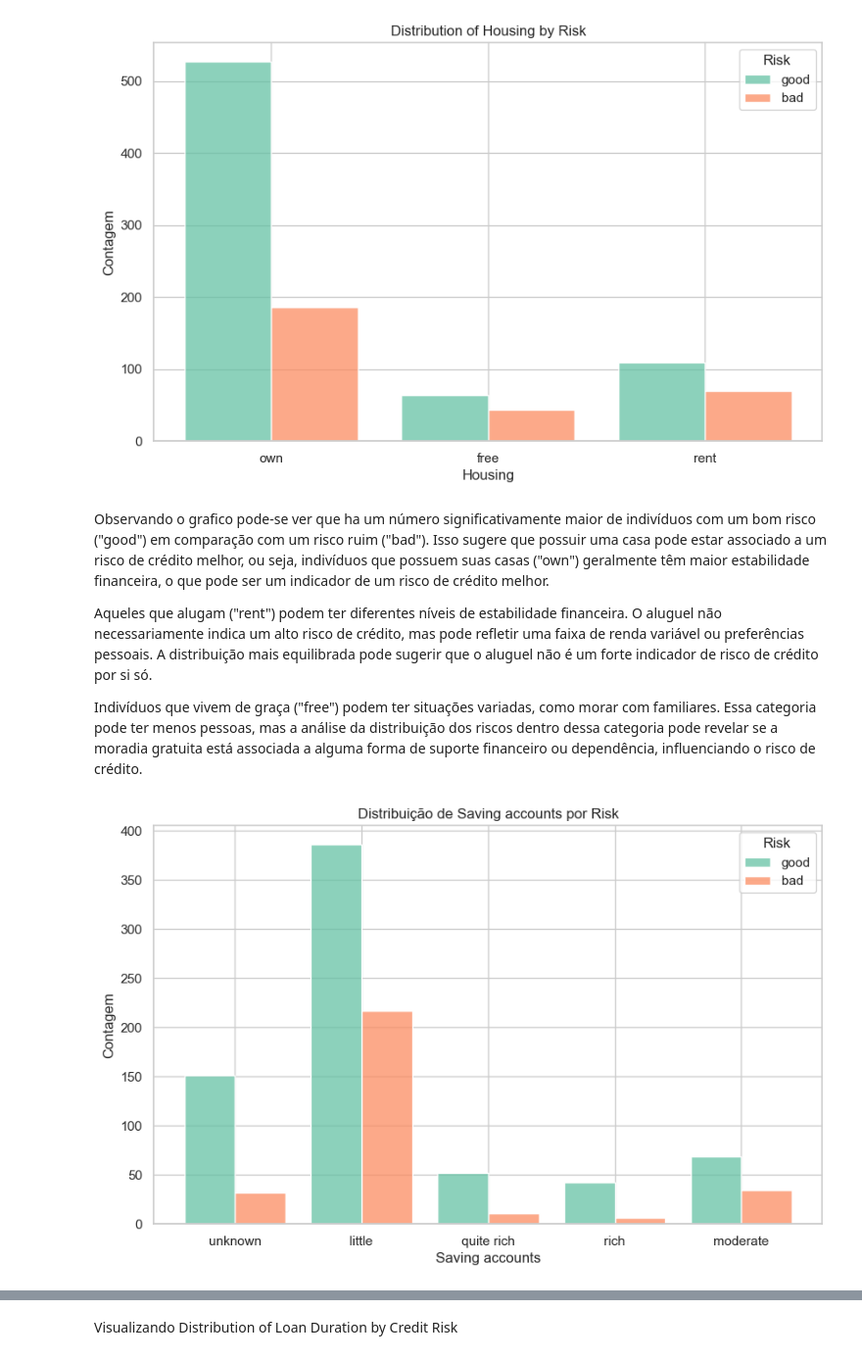
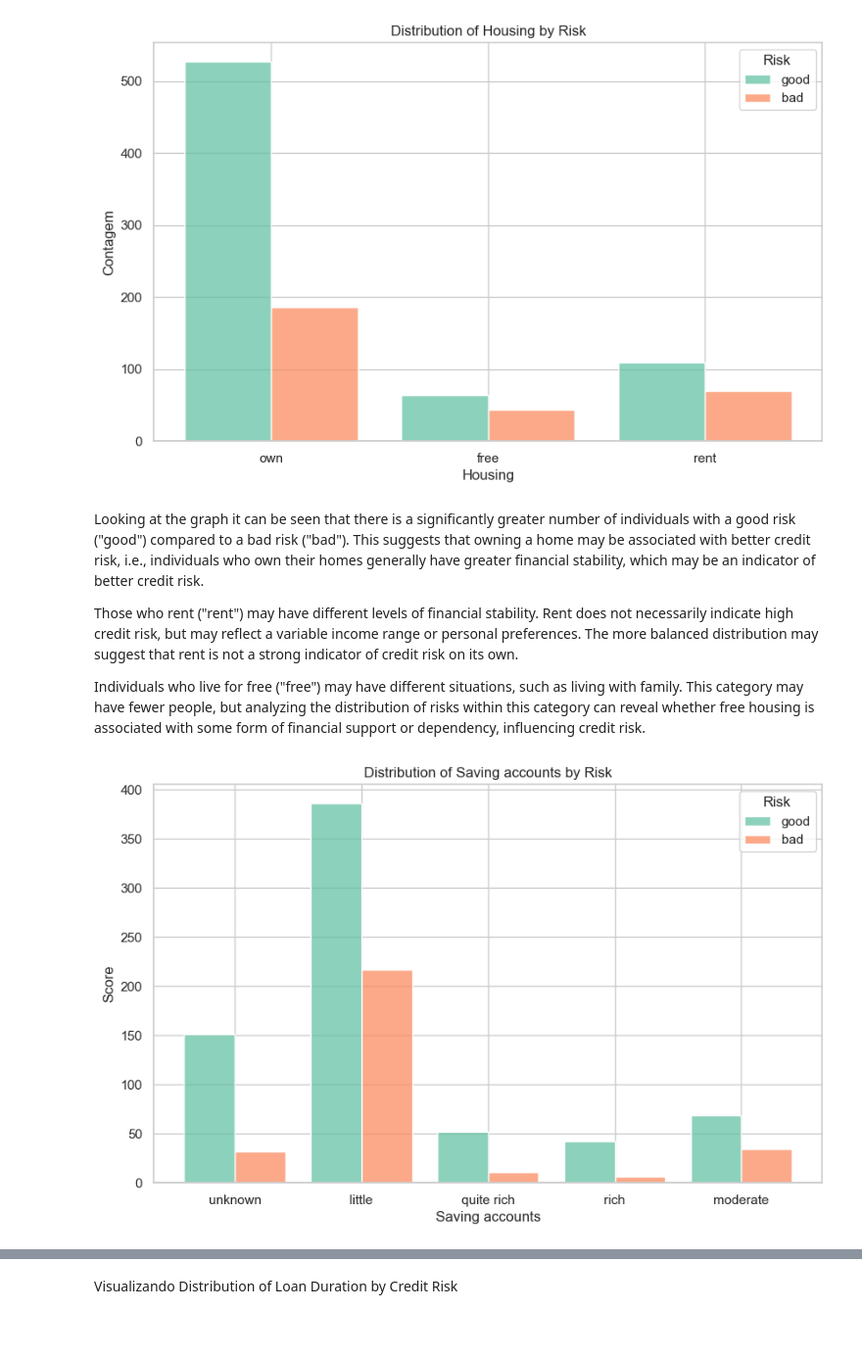
Before and after one commit to CCT-Dublin/capstone-project-feb-2024-ft-Marluce2906, a Jupyter notebook: MarluceTacianaBora_StratThink_HDipData_CA2.ipynb, the cells around one changed output, grey strips where cells are left out. Shown at 98% size. Drawn from its saved outputs; the diff is of its cells as text; code cells hidden in the pictures; blank space fills up the shorter version.

```diff
--- a/MarluceTacianaBora_StratThink_HDipData_CA2.ipynb
+++ b/MarluceTacianaBora_StratThink_HDipData_CA2.ipynb
@@ -348,19 +345,19 @@ plt.show()
 <Figure size 1000x600 with 0 Axes>
 [figure]
 # %% [markdown]
-Observando o grafico pode-se ver que ha um número significativamente maior de indivíduos com um bom risco ("good") em comparação com um risco ruim ("bad"). Isso sugere que possuir uma casa pode estar associado a um risco de crédito melhor, ou seja, indivíduos que possuem suas casas ("own") geralmente têm maior estabilidade financeira, o que pode ser um indicador de um risco de crédito melhor.
+Looking at the graph it can be seen that there is a significantly greater number of individuals with a good risk ("good") compared to a bad risk ("bad"). This suggests that owning a home may be associated with better credit risk, i.e., individuals who own their homes generally have greater financial stability, which may be an indicator of better credit risk.
 
-Aqueles que alugam ("rent") podem ter diferentes níveis de estabilidade financeira. O aluguel não necessariamente indica um alto risco de crédito, mas pode refletir uma faixa de renda variável ou preferências pessoais. A distribuição mais equilibrada pode sugerir que o aluguel não é um forte indicador de risco de crédito por si só.
+Those who rent ("rent") may have different levels of financial stability. Rent does not necessarily indicate high credit risk, but may reflect a variable income range or personal preferences. The more balanced distribution may suggest that rent is not a strong indicator of credit risk on its own.
 
-Indivíduos que vivem de graça ("free") podem ter situações variadas, como morar com familiares. Essa categoria pode ter menos pessoas, mas a análise da distribuição dos riscos dentro dessa categoria pode revelar se a moradia gratuita está associada a alguma forma de suporte financeiro ou dependência, influenciando o risco de crédito.
+Individuals who live for free ("free") may have different situations, such as living with family. This category may have fewer people, but analyzing the distribution of risks within this category can reveal whether free housing is associated with some form of financial support or dependency, influencing credit risk.
 # %%
 
 plt.figure(figsize=(10, 6))
 sns.histplot(data=df, x='Saving accounts', hue='Risk', multiple='dodge', shrink=0.8, palette='Set2')
-plt.title('Distribuição de Saving accounts por Risk')
+plt.title('Distribution of Saving accounts by Risk')
 plt.xlabel('Saving accounts')
-plt.ylabel('Contagem')
+plt.ylabel('Score')
 plt.show()
 # %% [output]
-[figure, old version]
+[figure, new version]
 # %% [markdown]
```
Also changed, not shown: parts of 65 cells of this notebook.
